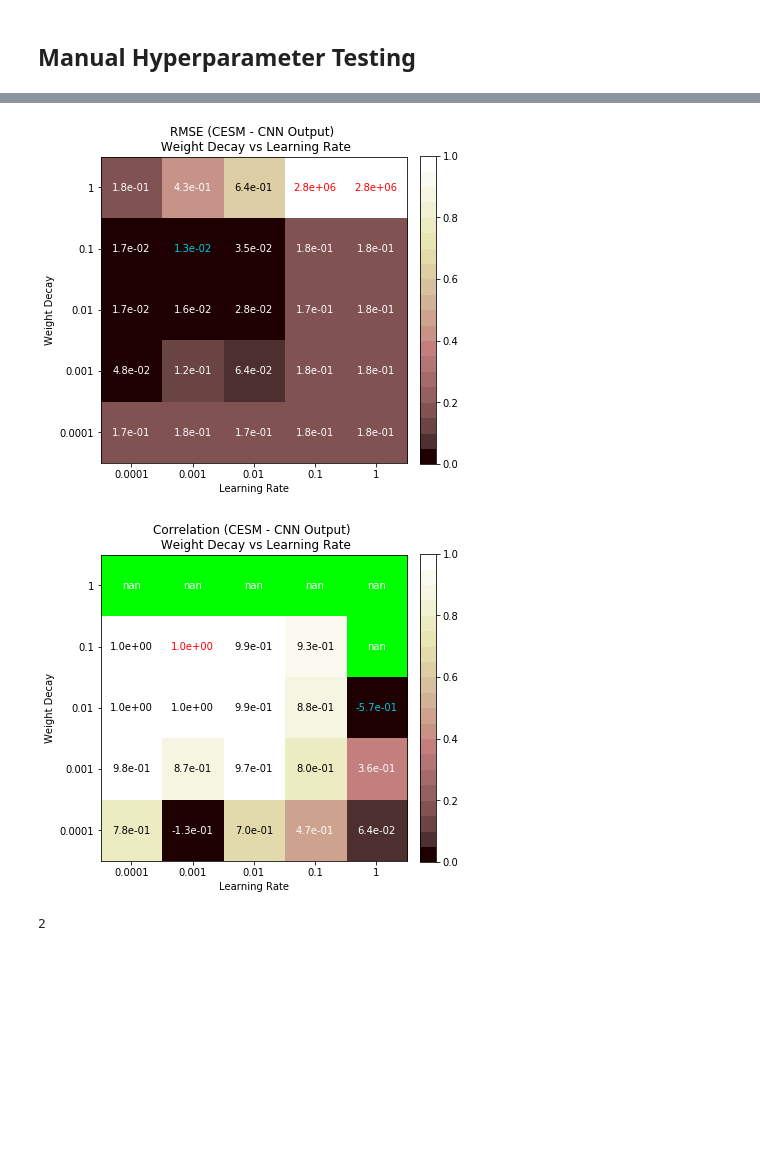
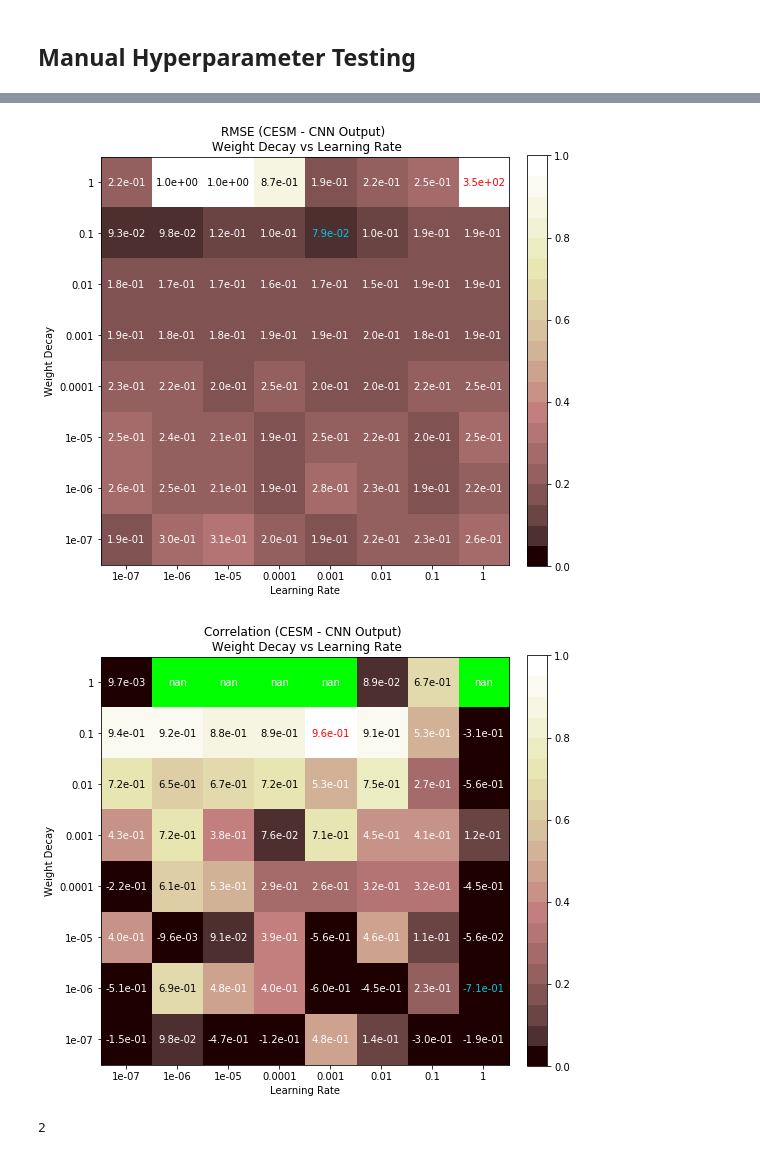
Before and after one commit to glennliu265/amvlearn, a Jupyter notebook: hyperparameter_testing.ipynb, the cells around one changed output, grey strips where cells are left out. Cells and saved outputs as stored; diff of their text form; code cells hidden in the pictures; blank space fills up the shorter version.

Commit message:
Updated hyperparameter testing loop to work with monthly data and modified nc files. Updated output name convention to include experiment name. Added non-notebook version of the script.

```diff
--- a/hyperparameter_testing.ipynb
+++ b/hyperparameter_testing.ipynb
@@ -93,7 +93,6 @@ class CNN(nn.Module):
         #the conv layers for setting the dimension of the linear layer!
         #Using the print_layer, we find that the dimensions are
         #(batch_size, 16, 42, 87)
-
         self.fc1 = nn.Linear(16 * 12 * 21, 24)
         self.fc2 = nn.Linear(24, 20)
         self.fc3 = nn.Linear(20, 1)
@@ -119,7 +118,7 @@ class Print(nn.Module):
         return x
 
 def train_network(net, criterion, optimizer, trainloader, testloader,
-                  experiment_name, num_epochs=50, printprogress=True):
+                  experiment_name, num_epochs=300,printprogress=False):
   """
   inputs
   ------
@@ -282,22 +286,20 @@ for NT in range(nt):
 # %%
-
 # ================================================================
 # Train model
 # ================================================================
 num_input_time_steps = 1
-train_predictors = var1_comb[0:800,:,:,:].astype(np.float32)
-train_predictands = var_ts[0:800].astype(np.float32)
-test_predictors = var1_comb[-100:,:,:,:].astype(np.float32)
-test_predictands = var_ts[-100:].astype(np.float32)
-test2_predictors = var3_comb[-100:,:,:,:].astype(np.float32)
-test2_predictands = var_ts[-100:].astype(np.float32)
+train_predictors = var1_comb[0:60,:,:,:].astype(np.float32)
+train_predictands = var1_ts[0:60].astype(np.float32)
+test_predictors = var1_comb[-20:,:,:,:].astype(np.float32)
+test_predictands = var1_ts[-20:].astype(np.float32)
+#   test_predictors = var3_comb[-20:,:,:,:].astype(np.float32)
+#   test_predictands = var3_ts[-20:].astype(np.float32)
 
 #Convert the numpy ararys into AMV_dataset, which is a subset of the
 #torch.utils.data.Dataset class.  This class is compatible with
 #the torch dataloader, which allows for data loading for a CNN
 train_dataset = AMV_dataset(train_predictors, train_predictands)
 test_dataset = AMV_dataset(test_predictors, test_predictands)
-test2_dataset = AMV_dataset(test2_predictors, test2_predictands)
 
 #Create a torch.utils.data.DataLoader from the ENSODatasets() created earlier!
 #the similarity between the name DataLoader and Dataset in the pytorch API is unfortunate...
@@ -322,7 +324,7 @@ plt.title('Performance of {} Neural Network During Training'.format(experiment_n
 plt.legend(loc='best')
 
 corr, _ = pearsonr(test_predictands, predictions)
-rmse    = mean_squared_error(test_predictands, predictions) ** 0.5
+rmse = mean_squared_error(test_predictands, predictions) ** 0.5
 
 print("corr = ", corr)
 print("rmse = ", rmse)
@@ -337,7 +339,7 @@ plt.legend()
 #   plot_nino_time_series(test_predictands, predictions, '{} Predictions. \n Corr: {:3f}. \n RMSE: {:3f}.'.format(experiment_name, corr, rmse))
 
 plt.figure()
-plt.contourf(lon,lat,var1_comb[111,:,:,:].squeeze(), levels=np.linspace(-2,2,21),cmap='RdBu_r')
+plt.contourf(lon,lat,var1_comb[11,:,:,:].squeeze(), levels=np.linspace(-2,2,21),cmap='RdBu_r')
 plt.colorbar()
 
 plt.show()
@@ -516,16 +577,17 @@ Wall time: 6.76 ms
 # -----------------------------------------
 import matplotlib.patheffects as path_effects
 figpath = outpath
+gsize = data.shape[0]
 
 # Plot the RMSE grid
 data = rmse_grid.copy()
 cmap = plt.get_cmap("pink",20)
 cmap.set_bad(np.array([0,255,0])/255)
-fig,ax = plt.subplots(1,1,figsize=(6,6))
+fig,ax = plt.subplots(1,1,figsize=(8,8))
 im = ax.imshow(data,vmin=0,vmax=1,cmap=cmap)
 ax.set_title("RMSE (CESM - CNN Output) \n Weight Decay vs Learning Rate")
-ax.set_xticks(np.arange(0,5))
-ax.set_yticks(np.arange(0,5))
+ax.set_xticks(np.arange(0,gsize))
+ax.set_yticks(np.arange(0,gsize))
 ax.set_xticklabels(param1)
 ax.set_yticklabels(param2)
 ax.set_xlabel("Learning Rate")
@@ -550,45 +612,47 @@ for i in range(np1):
                        ha="center", va="center", color=usecolor)
 
         #text.set_path_effects([path_effects.Stroke(linewidth=0.25,foreground='k')])
-plt.savefig("%sRMSE.png"%outpath,dpi=200)
+plt.savefig("%sRMSE_%s.png"%(outpath,expname),dpi=200)
 # %% [output]
-[figure, old version]
+[figure, new version]
 # %%
 # Plot the Correlation grid
+
+
 
 data = corr_grid.copy()
 cmap = plt.get_cmap("pink",20)
 cmap.set_bad(np.array([0,255,0])/255)
-fig,ax = plt.subplots(1,1,figsize=(6,6))
+fig,ax = plt.subplots(1,1,figsize=(8,8))
 im = ax.imshow(data,vmin=0,vmax=1,cmap=cmap)
 ax.set_title("Correlation (CESM - CNN Output) \n Weight Decay vs Learning Rate")
-ax.set_xticks(np.arange(0,5))
-ax.set_yticks(np.arange(0,5))
+ax.set_xticks(np.arange(0,gsize))
+ax.set_yticks(np.arange(0,gsize))
 ax.set_xticklabels(param1)
 ax.set_yticklabels(param2)
 ax.set_xlabel("Learning Rate")
 ax.set_ylabel("Weight Decay")
 plt.gca().invert_yaxis()
 plt.colorbar(im,ax=ax,fraction=0.046, pad=0.04)
 # Loop over data dimensions and create text annotations.
 for i in range(np1):
     for j in range(np2):
         # Set color to black if above threshold, white otherwise
         if data[i,j] > 0.6:
             usecolor='k'
         else:
             usecolor='w'
 
         if data[i,j] == np.nanmax(data): # Max in Red
             usecolor='r'
         elif data[i,j] == np.nanmin(data): # Min in Blue
             usecolor= np.array([0,202,231])/255
 
         text = ax.text(j, i, "%.1e"%data[i, j],
                        ha="center", va="center", color=usecolor)
 
         #text.set_path_effects([path_effects.Stroke(linewidth=0.25,foreground='k')])
 plt.savefig("%sCorr.png"%outpath,dpi=200)
 # %% [output]
-[figure, old version]
+[figure, new version]
 # %%
```
Also changed, not shown: parts of 9 cells of this notebook, 1 other file.
